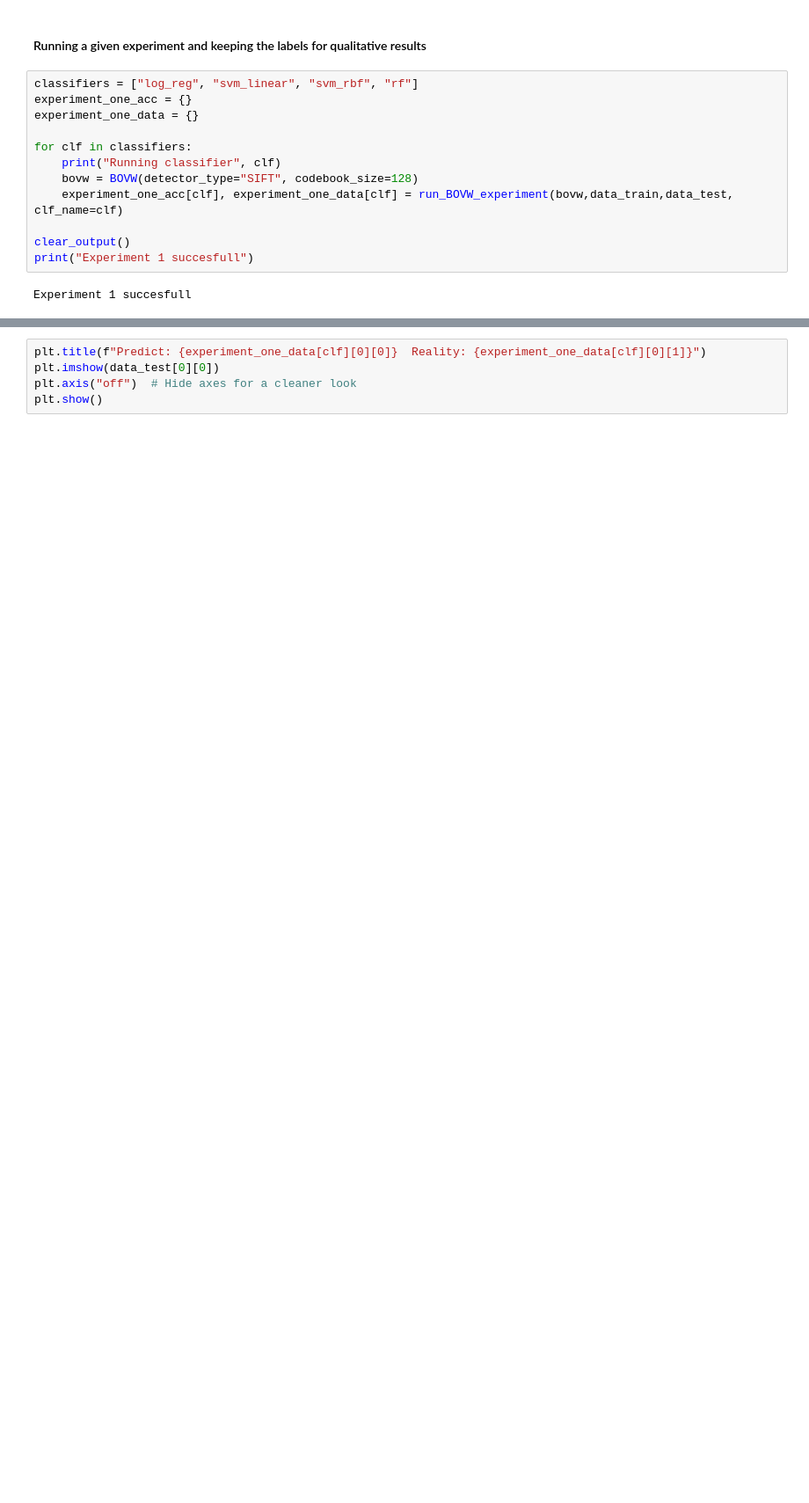
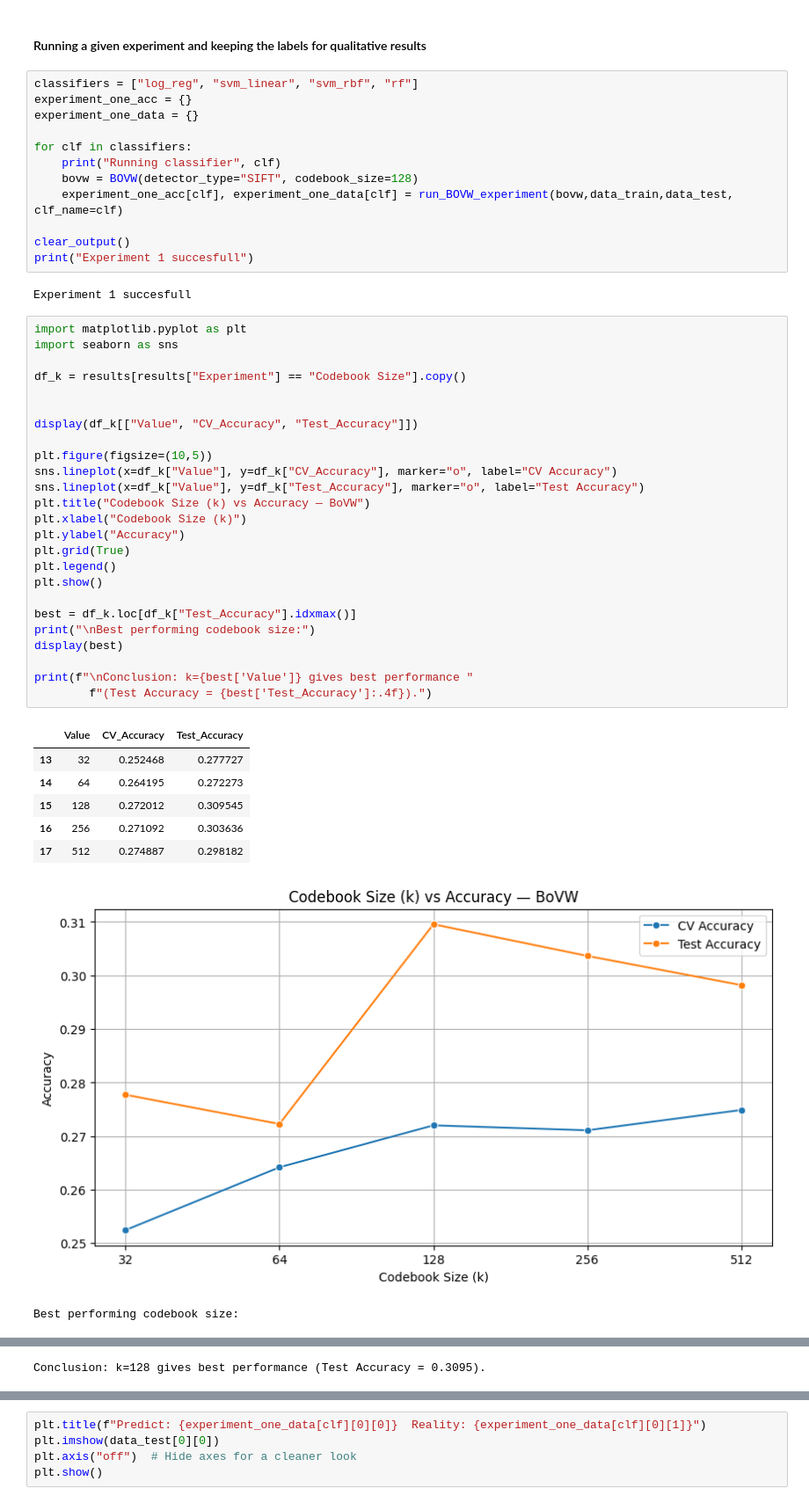
Before and after one commit to MCV-C3/project-1, a Jupyter notebook: Week1/delivery.ipynb, the cells around one changed output, grey strips where cells are left out. Shown at 88% size. Drawn from its saved outputs; the diff is of its cells as text; blank space fills up the shorter version.

Commit message:
added codebook and fisher vector experiments

```diff
--- a/Week1/delivery.ipynb
+++ b/Week1/delivery.ipynb
@@ -57,3 +61,37 @@ clear_output()
 print("Experiment 1 succesfull")
 # %% [output]
 Experiment 1 succesfull
+# %%
+import matplotlib.pyplot as plt
+import seaborn as sns
+
+df_k = results[results["Experiment"] == "Codebook Size"].copy()
+
+
+display(df_k[["Value", "CV_Accuracy", "Test_Accuracy"]])
+
+plt.figure(figsize=(10,5))
+sns.lineplot(x=df_k["Value"], y=df_k["CV_Accuracy"], marker="o", label="CV Accuracy")
+sns.lineplot(x=df_k["Value"], y=df_k["Test_Accuracy"], marker="o", label="Test Accuracy")
+plt.title("Codebook Size (k) vs Accuracy — BoVW")
+plt.xlabel("Codebook Size (k)")
+plt.ylabel("Accuracy")
+plt.grid(True)
+plt.legend()
+plt.show()
+
+best = df_k.loc[df_k["Test_Accuracy"].idxmax()]
+print("\nBest performing codebook size:")
+display(best)
+
+print(f"\nConclusion: k={best['Value']} gives best performance "
+        f"(Test Accuracy = {best['Test_Accuracy']:.4f}).")
+# %% [output]
+|  | Value | CV_Accuracy | Test_Accuracy |
+| 13 | 32 | 0.252468 | 0.277727 |
+| 14 | 64 | 0.264195 | 0.272273 |
+| 15 | 128 | 0.272012 | 0.309545 |
+| 16 | 256 | 0.271092 | 0.303636 |
+| 17 | 512 | 0.274887 | 0.298182 |
+[figure, added]
+Best performing codebook size:
@@ -59,0 +107 @@ Experiment 1 succesfull
+Conclusion: k=128 gives best performance (Test Accuracy = 0.3095).
```
Also changed, not shown: parts of 3 cells of this notebook, 2 other files.
